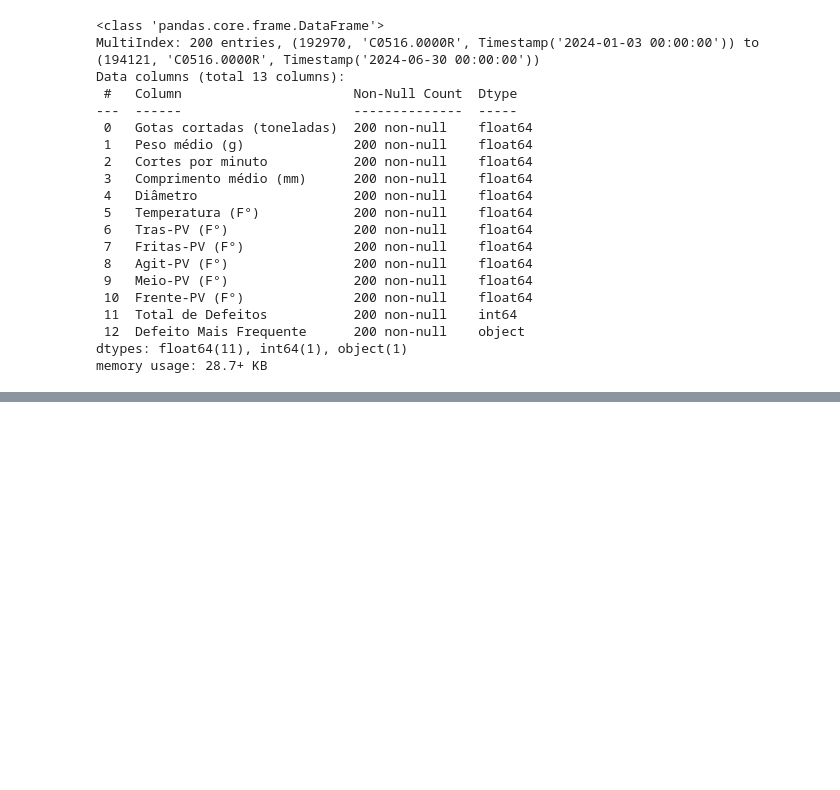
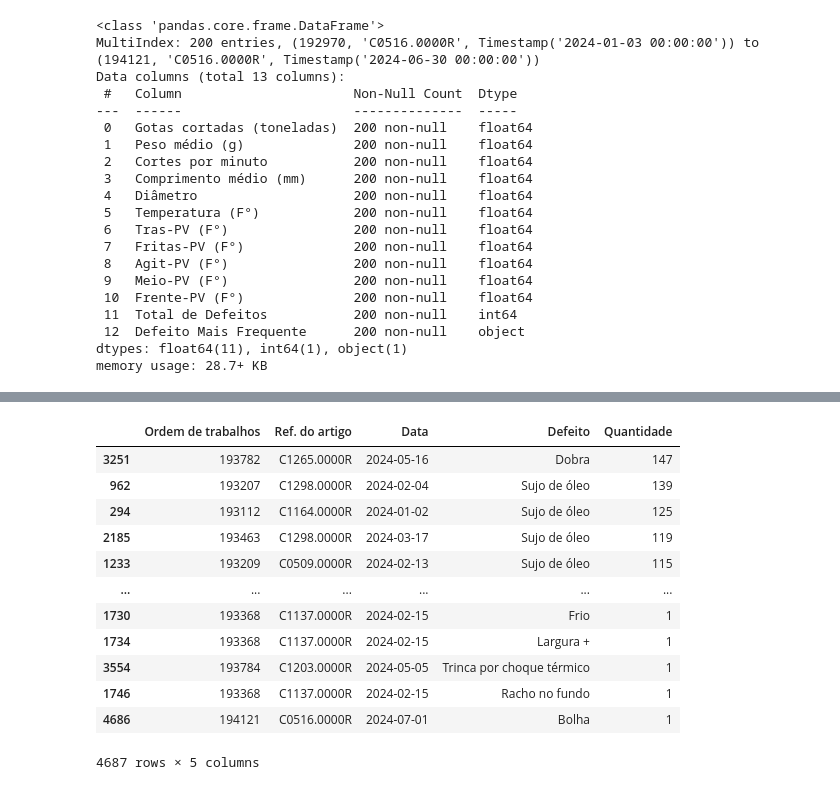
Before and after one commit to lucasz-g/Analise-Gotas, a Jupyter notebook: analises/analise_defeitos.ipynb, the cells around one changed output, grey strips where cells are left out. Saved outputs shown, nothing was run; the diff lists cells and outputs as text; code cells hidden in the pictures; blank space fills up the shorter version.

```diff
--- a/analises/analise_defeitos.ipynb
+++ b/analises/analise_defeitos.ipynb
@@ -325,0 +419,16 @@ df_combinado
+# %%
+frequencia_defeitos_reset.sort_values('Quantidade', ascending=False)
+# %% [output]
+|  | Ordem de trabalhos | Ref. do artigo | Data | Defeito | Quantidade |
+| 3251 | 193782 | C1265.0000R | 2024-05-16 | Dobra | 147 |
+| 962 | 193207 | C1298.0000R | 2024-02-04 | Sujo de óleo | 139 |
+| 294 | 193112 | C1164.0000R | 2024-01-02 | Sujo de óleo | 125 |
+| 2185 | 193463 | C1298.0000R | 2024-03-17 | Sujo de óleo | 119 |
+| 1233 | 193209 | C0509.0000R | 2024-02-13 | Sujo de óleo | 115 |
+| ... | ... | ... | ... | ... | ... |
+| 1730 | 193368 | C1137.0000R | 2024-02-15 | Frio | 1 |
+| 1734 | 193368 | C1137.0000R | 2024-02-15 | Largura + | 1 |
+| 3554 | 193784 | C1203.0000R | 2024-05-05 | Trinca por choque térmico | 1 |
+| 1746 | 193368 | C1137.0000R | 2024-02-15 | Racho no fundo | 1 |
+| 4686 | 194121 | C0516.0000R | 2024-07-01 | Bolha | 1 |
+4687 rows × 5 columns
```
Also changed, not shown: parts of 50 cells of this notebook.
